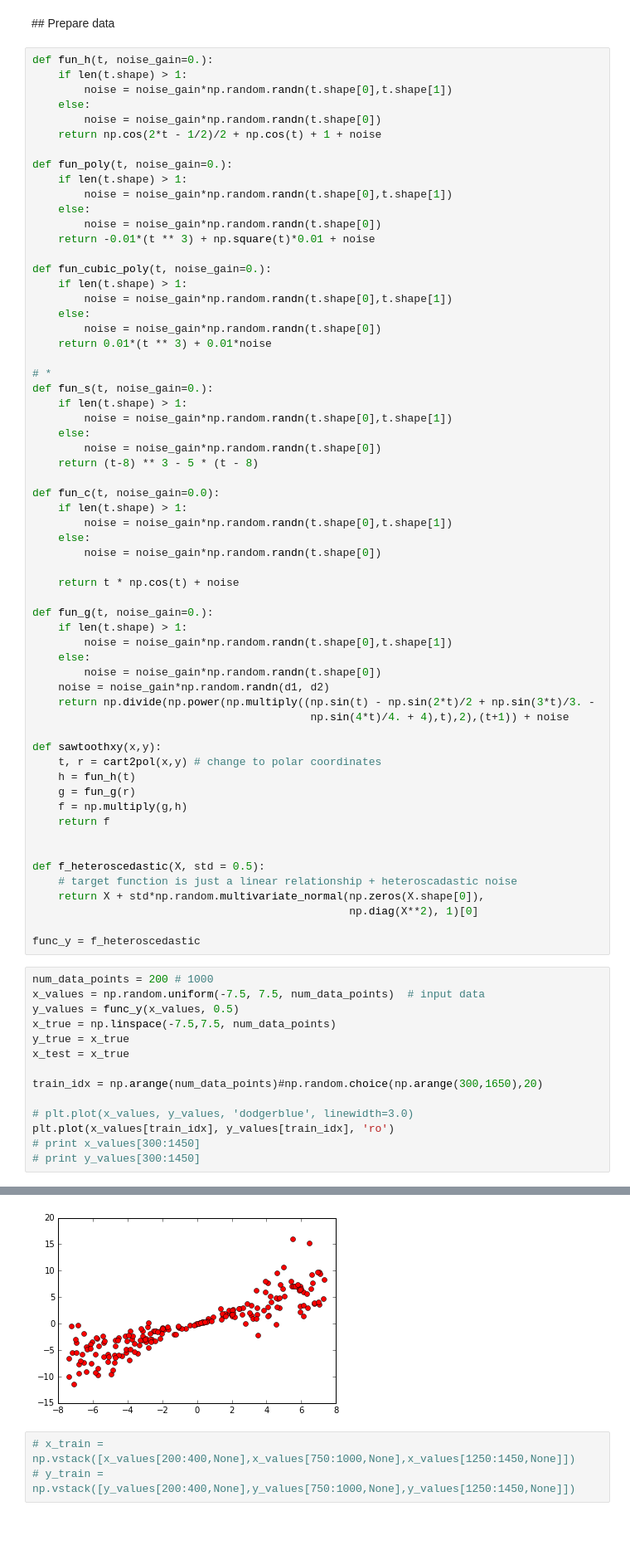
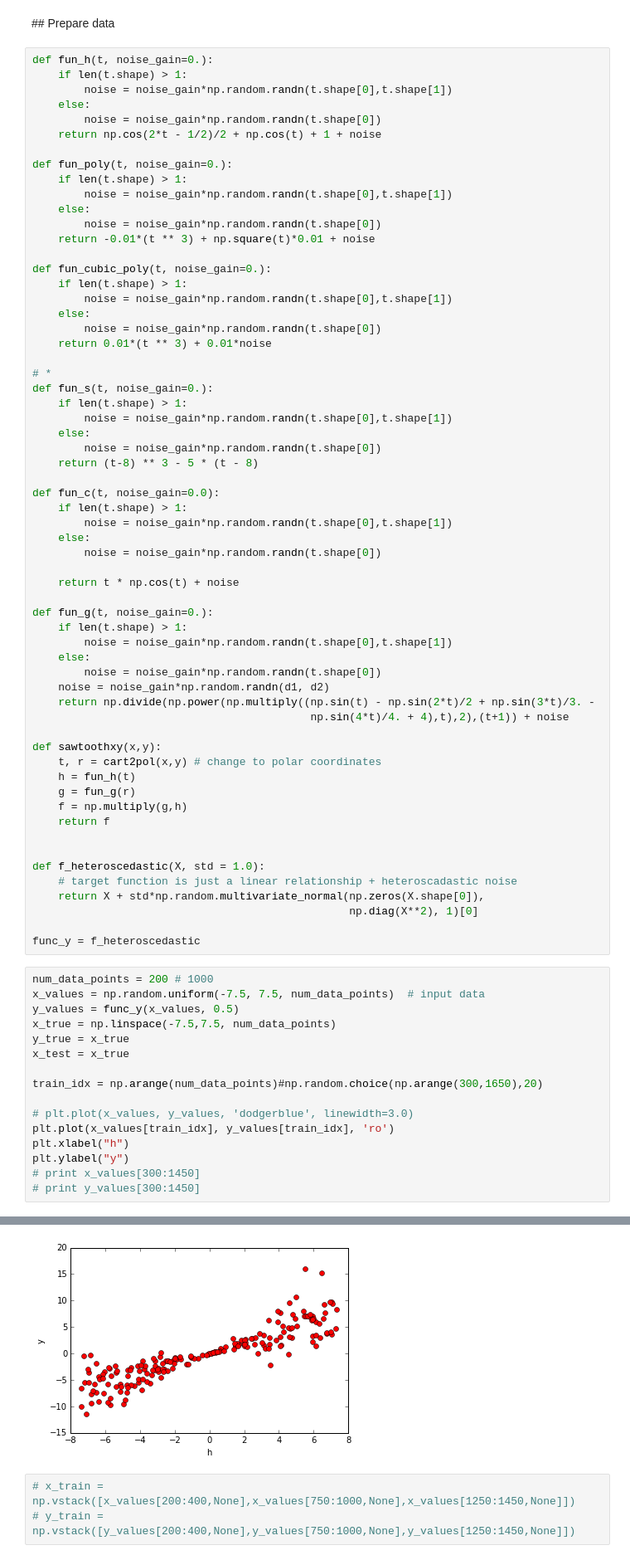
Before and after one commit to eaa3/aml_dl, a Jupyter notebook: src/aml_dl/mdn/notebooks/04_mdn_heteroscedastic_example.ipynb, the cells around one changed output, grey strips where cells are left out. Shown at 83% size. Cells and saved outputs as stored; diff of their text form; blank space fills up the shorter version.

```diff
--- a/src/aml_dl/mdn/notebooks/04_mdn_heteroscedastic_example.ipynb
+++ b/src/aml_dl/mdn/notebooks/04_mdn_heteroscedastic_example.ipynb
@@ -125,7 +125,7 @@ def sawtoothxy(x,y):
     return f
 
 
-def f_heteroscedastic(X, std = 0.5):
+def f_heteroscedastic(X, std = 1.0):
     # target function is just a linear relationship + heteroscadastic noise
     return X + std*np.random.multivariate_normal(np.zeros(X.shape[0]),
                                                  np.diag(X**2), 1)[0]
@@ -143,6 +143,8 @@ train_idx = np.arange(num_data_points)#np.random.choice(np.arange(300,1650),20)
 
 # plt.plot(x_values, y_values, 'dodgerblue', linewidth=3.0)
 plt.plot(x_values[train_idx], y_values[train_idx], 'ro')
+plt.xlabel("h")
+plt.ylabel("y")
 # print x_values[300:1450]
 # print y_values[300:1450]
 # %% [output]
@@ -150,4 +152,4 @@ plt.plot(x_values[train_idx], y_values[train_idx], 'ro')
-[figure, old version]
+[figure, new version]
 # %%
 # x_train = np.vstack([x_values[200:400,None],x_values[750:1000,None],x_values[1250:1450,None]])
 # y_train = np.vstack([y_values[200:400,None],y_values[750:1000,None],y_values[1250:1450,None]])
```
Also changed, not shown: parts of 8 cells of this notebook, 2 other files.
